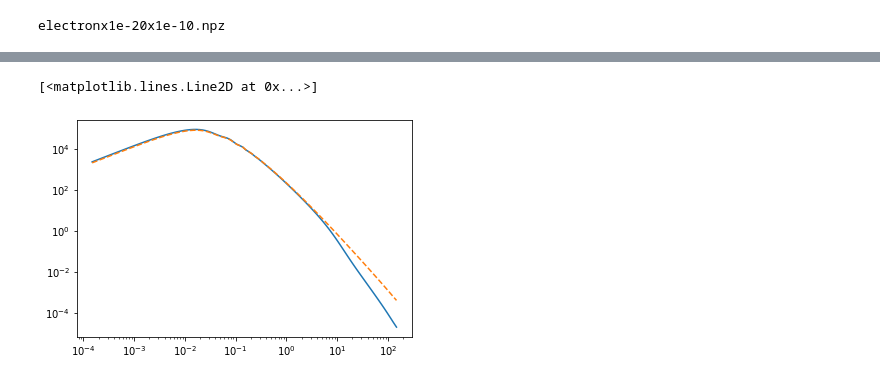
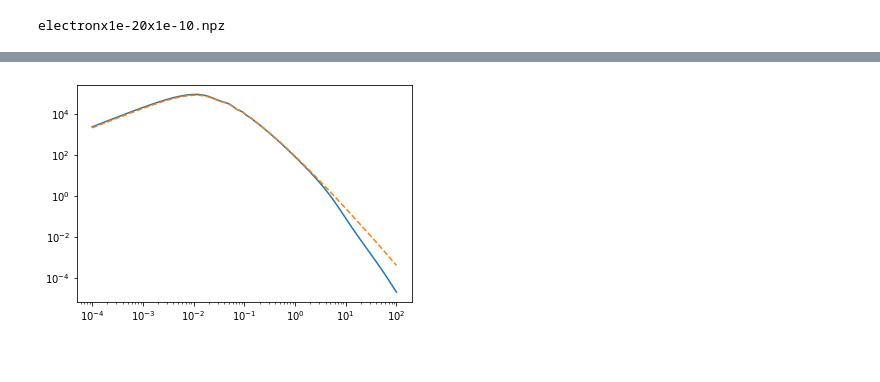
Before and after one commit to nuLABatUSD/dm_sterile_production, a Jupyter notebook: PK and K.ipynb, the cells around one changed output, grey strips where cells are left out. Drawn from its saved outputs; the diff is of its cells as text; code cells hidden in the pictures.

```diff
--- a/PK and K.ipynb
+++ b/PK and K.ipynb
@@ -396,18 +376,18 @@ print(alpha)
 # %%
 values = np.load('CLASS_Values.npz', allow_pickle = True)
 
 pk = values['Class_values'].item()['pk']
 k = values['Class_values'].item()['k']
 
-cdm_values = np.load('PureCDM_CLASS_Values.npz', allow_pickle = True)
+cdm_values = np.load('CDM_CLASS_Values.npz', allow_pickle = True)
 
 pk_cdm = cdm_values['Class_values'].item()['pk']
 k_cdm = cdm_values['Class_values'].item()['k']
 
 
 plt.figure()
 plt.loglog(k_cdm,pk_cdm)
 plt.loglog(k,pk, linestyle = '--')
+plt.show()
 # %% [output]
-[<matplotlib.lines.Line2D at 0x...>]
-[figure, old version]
+[figure, new version]
```
Also changed, not shown: parts of 9 cells of this notebook, 3 other files.
